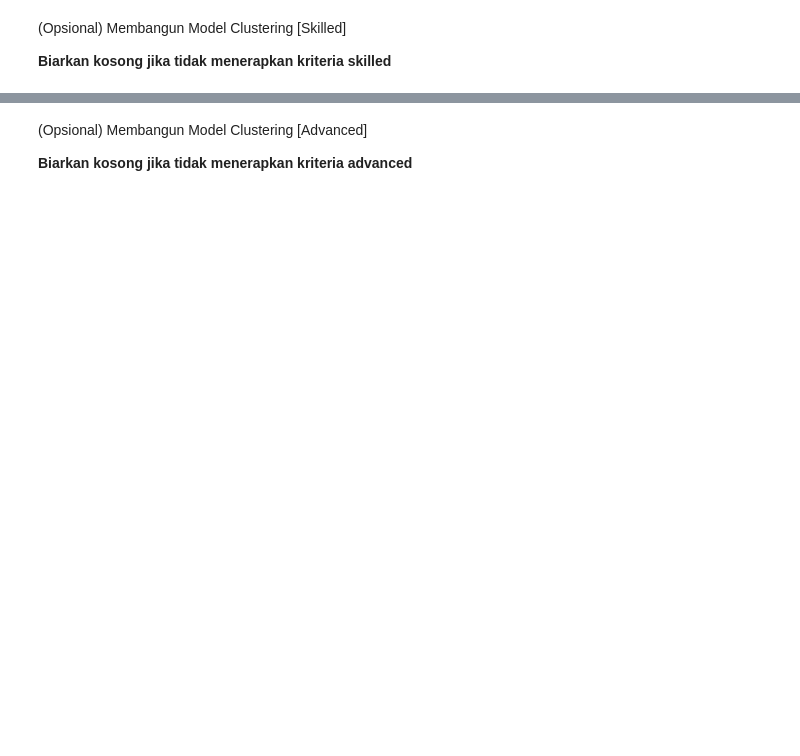
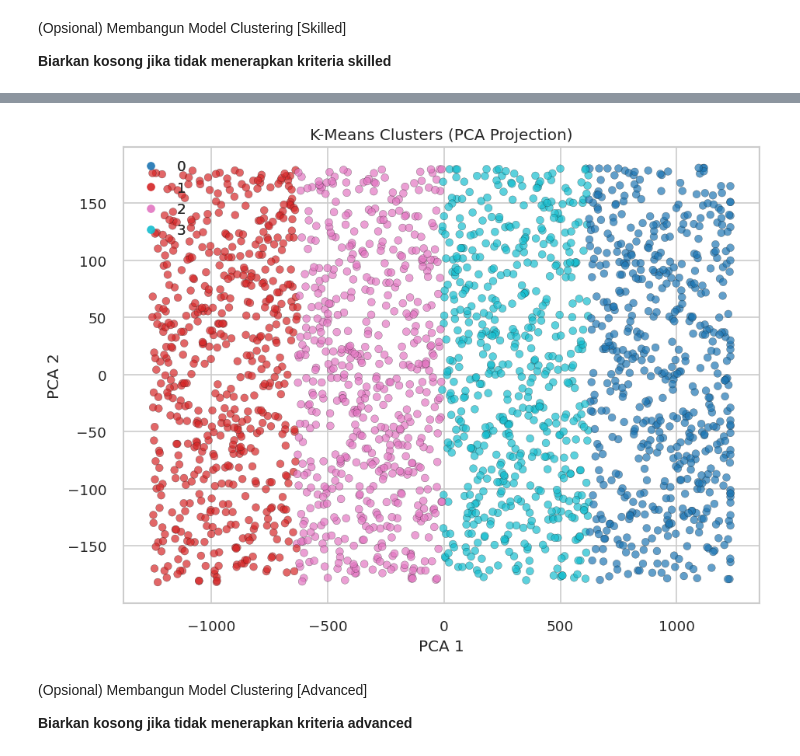
Before and after one commit to triagungj/dicoding-ml-beginner-submission, a Jupyter notebook: Codes/Clustering Submission Tri Agung Jiwandono.ipynb, the cells around one changed output, grey strips where cells are left out. Saved outputs shown, nothing was run; the diff lists cells and outputs as text; code cells hidden in the pictures; blank space fills up the shorter version.

Commit message:
Run cluster

```diff
--- a/Codes/Clustering Submission Tri Agung Jiwandono.ipynb
+++ b/Codes/Clustering Submission Tri Agung Jiwandono.ipynb
@@ -418,24 +444,26 @@ print(f"Silhouette Score: {silhouette:.4f}")
 # %%
 pca_visual = PCA(n_components=2)
 components_2d = pca_visual.fit_transform(X_clustering)
 
 fig, ax = plt.subplots(figsize=(8, 6))
 scatter = ax.scatter(
     components_2d[:, 0],
     components_2d[:, 1],
     c=cluster_labels,
     cmap='tab10',
     s=35,
     alpha=0.7,
     edgecolor='k',
     linewidth=0.2,
 )
 ax.set_title('K-Means Clusters (PCA Projection)')
 ax.set_xlabel('PCA 1')
 ax.set_ylabel('PCA 2')
-legend = ax.legend(*scatter.legend_elements(title='Cluster'), loc='best')
+legend = ax.legend(*scatter.legend_elements(), loc='best')
 ax.add_artist(legend)
 plt.tight_layout()
+# %% [output]
+[figure, added]
 # %% [markdown]
 (Opsional) Membangun Model Clustering [Advanced]
 
```
Also changed, not shown: parts of 8 cells of this notebook.
